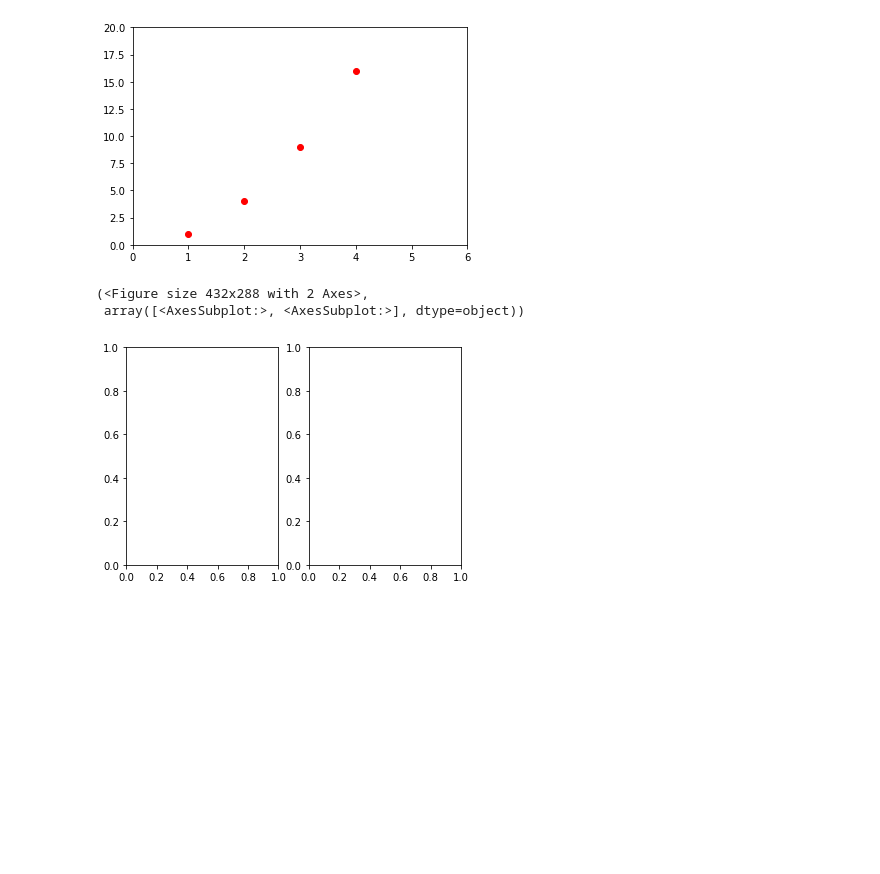
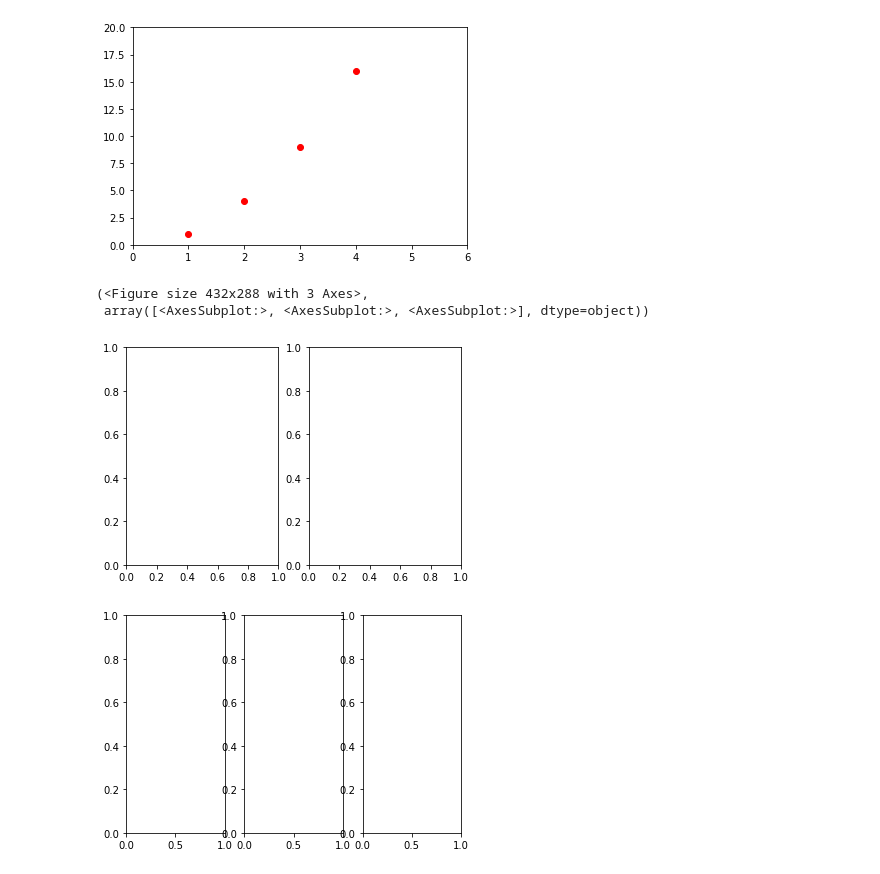
Before and after one commit to orangemush/TIL, a Jupyter notebook: Visualization/1.Plot.ipynb, the cells around one changed output. Cells and saved outputs as stored; diff of their text form; code cells hidden in the pictures; blank space fills up the shorter version.

Commit message:
Update Plot

```diff
--- a/Visualization/1.Plot.ipynb
+++ b/Visualization/1.Plot.ipynb
@@ -28,7 +28,9 @@ plt.show()
 [figure]
 # %%
 plt.subplots(1, 2)
+plt.subplots(1, 3)
 # %% [output]
-(<Figure size 432x288 with 2 Axes>,
- array([<AxesSubplot:>, <AxesSubplot:>], dtype=object))
+(<Figure size 432x288 with 3 Axes>,
+ array([<AxesSubplot:>, <AxesSubplot:>, <AxesSubplot:>], dtype=object))
 [figure]
+[figure, added]
```
